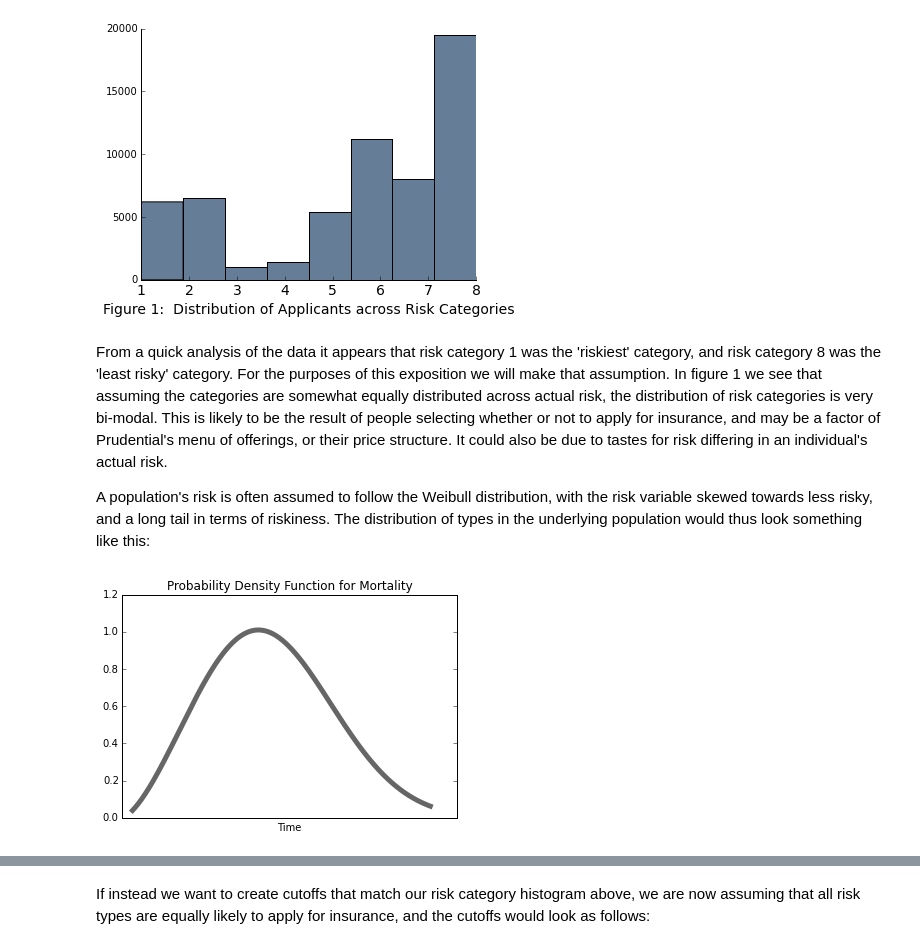
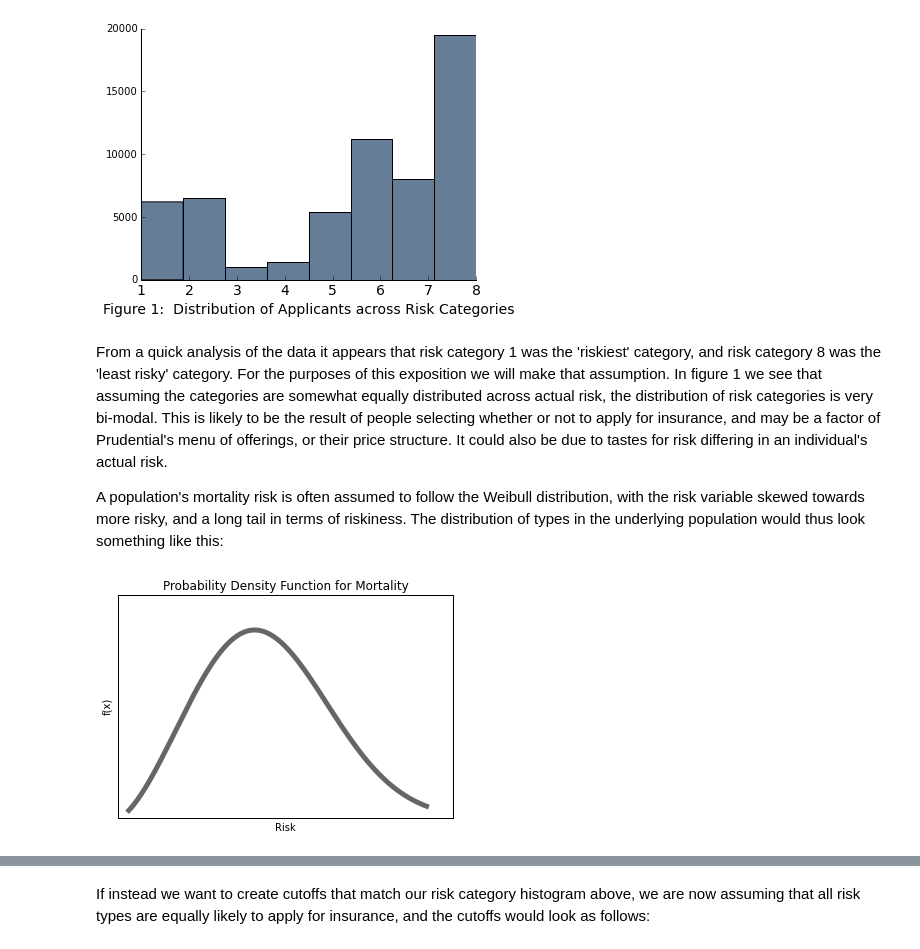
Before and after one commit to JenSteele/Prudential_LifeIns, a Jupyter notebook: Prudential_demo.ipynb, the cells around one changed output, grey strips where cells are left out. Cells and saved outputs as stored; diff of their text form; code cells hidden in the pictures.

```diff
--- a/Prudential_demo.ipynb
+++ b/Prudential_demo.ipynb
@@ -51,19 +51,22 @@ plt.xlabel('Figure 1:  Distribution of Applicants across Risk Categories', fonts
 # %% [markdown]
 From a quick analysis of the data it appears that risk category 1 was the 'riskiest' category, and risk category 8 was the 'least risky' category.  For the purposes of this exposition we will make that assumption.  In figure 1 we see that assuming the categories are somewhat equally distributed across actual risk, the distribution of risk categories is very bi-modal.  This is likely to be the result of people selecting whether or not to apply for insurance, and may be a factor of Prudential's menu of offerings, or their price structure.  It could also be due to tastes for risk differing in an individual's actual risk.
 
-A population's risk is often assumed to follow the Weibull distribution, with the risk variable skewed towards less risky, and a long tail in terms of riskiness.  The distribution of types in the underlying population would thus look something like this:
+A population's mortality risk is often assumed to follow the Weibull distribution, with the risk variable skewed towards more risky, and a long tail in terms of riskiness.  The distribution of types in the underlying population would thus look something like this:
 # %%
 from scipy.stats import weibull_min
 fig, ax = plt.subplots(1, 1)
 c = 2.5
 mean, var, skew, kurt = weibull_min.stats(c, moments='mvsk')
 
+#Plot the pdf for mortality using the weibull distribution
 x = np.linspace(weibull_min.ppf(0.001, c),weibull_min.ppf(0.99, c), 300)
 ax.plot(x, weibull_min.pdf(x, c),'k-', lw=5, alpha=0.6, label='weibull_min pdf')
 ax.axes.get_xaxis().set_ticks([])
+ax.axes.get_yaxis().set_ticks([])
 plt.title("Probability Density Function for Mortality")
-plt.xlabel('Time')
+plt.xlabel('Risk')
+plt.ylabel('f(x)')
 plt.show()
 # %% [output]
-[figure, old version]
+[figure, new version]
 # %% [markdown]
```
Also changed, not shown: parts of 7 cells of this notebook.
